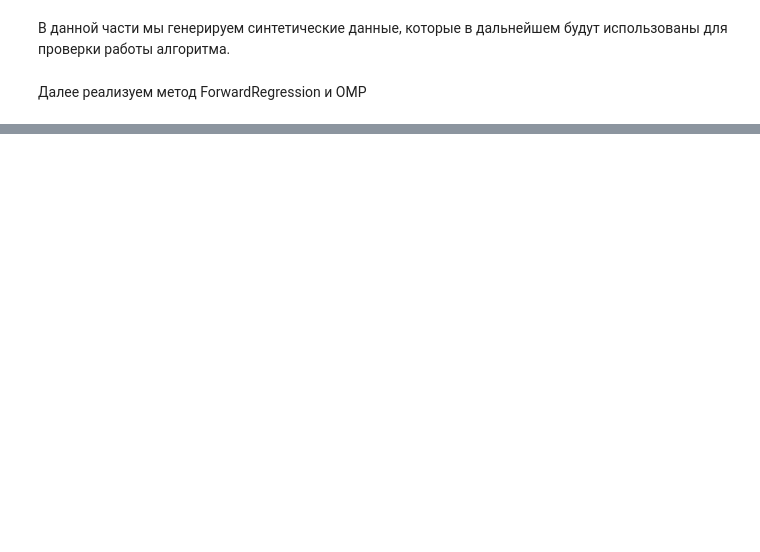
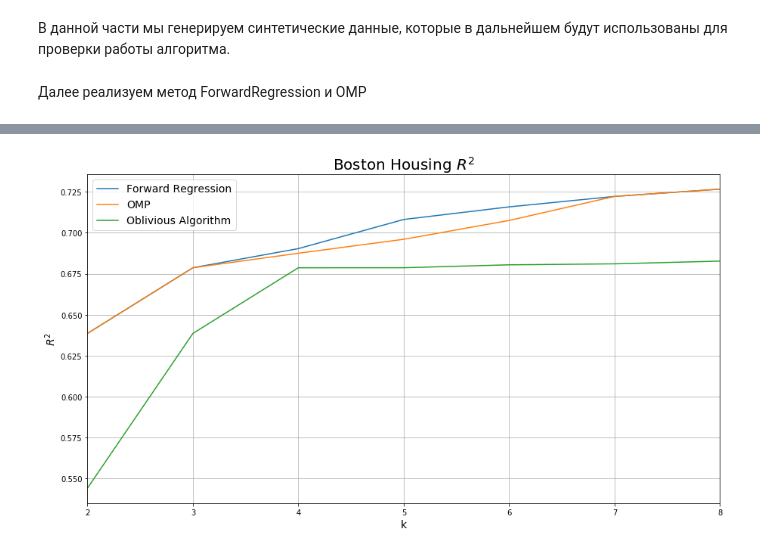
Before and after one commit to avxxx/Optimizing-Project-2020, a Jupyter notebook: Generation_and_prediction.ipynb, the cells around one changed output, grey strips where cells are left out. Saved outputs shown, nothing was run; the diff lists cells and outputs as text; code cells hidden in the pictures; blank space fills up the shorter version.

```diff
--- a/Generation_and_prediction.ipynb
+++ b/Generation_and_prediction.ipynb
@@ -97,0 +219,40 @@ plt.show()
+# %%
+from sklearn.datasets import load_boston
+import pandas as pd
+boston_dataset = load_boston()
+# %%
+X = np.array(pd.DataFrame(boston_dataset.data, columns=boston_dataset.feature_names))
+y = boston_dataset.target
+# %%
+from sklearn.preprocessing import StandardScaler
+x_scaler = StandardScaler()
+y_scaler = StandardScaler()
+X_norm = x_scaler.fit_transform(X)
+y_norm = y_scaler.fit_transform(y[:, np.newaxis]).squeeze()
+# %%
+k_max = X.shape[1] * 2 / 3
+fw_result = np.zeros((k_max, ))
+omp_result = np.zeros((k_max, ))
+obl_result = np.zeros((k_max, ))
+regression = LinearRegression()
+regression.fit(X_norm, y_norm)
+_, fw_result = ForwardRegression(X_norm, y_norm, regression, k_max)
+_, omp_result = OMP(X_norm, y_norm, regression, k_max)
+_, obl_result = ObliviousAlgorithm(X_norm, y_norm, regression, k_max)
+# %%
+plt.figure(figsize=(15, 8))
+K = range(2, k_max + 1)
+plt.plot(K, fw_result[1:], label='Forward Regression')
+plt.plot(K, omp_result[1:], label='OMP')
+plt.plot(K, obl_result[1:], label='Oblivious Algorithm')
+plt.xlim((min(K), max(K)))
+plt.xlabel('k', fontsize=14)
+plt.ylabel(r'$R^2$', fontsize=14)
+plt.title(r"Boston Housing $R^2$", fontsize=20)
+plt.legend(fontsize=14)
+plt.xticks(K)
+plt.grid()
+plt.savefig('boston_housing.png')
+plt.show()
+# %% [output]
+[figure, added]
```
Also changed, not shown: parts of 13 cells of this notebook.
